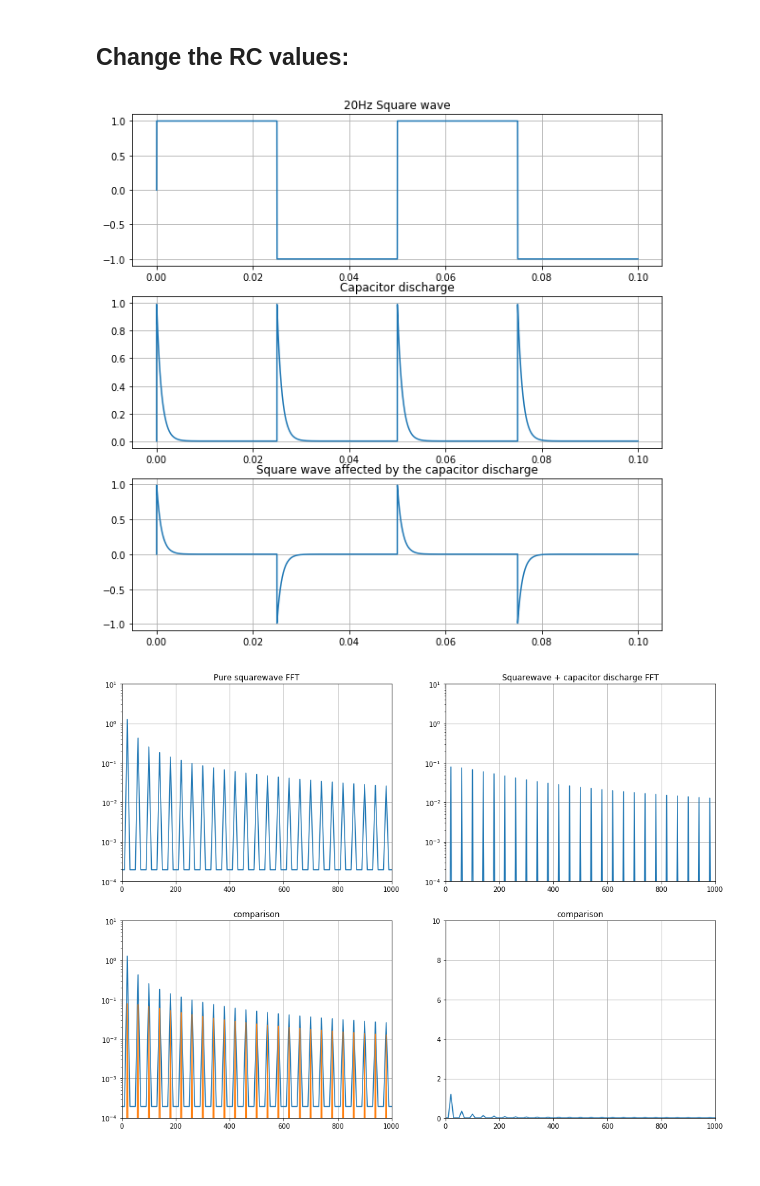
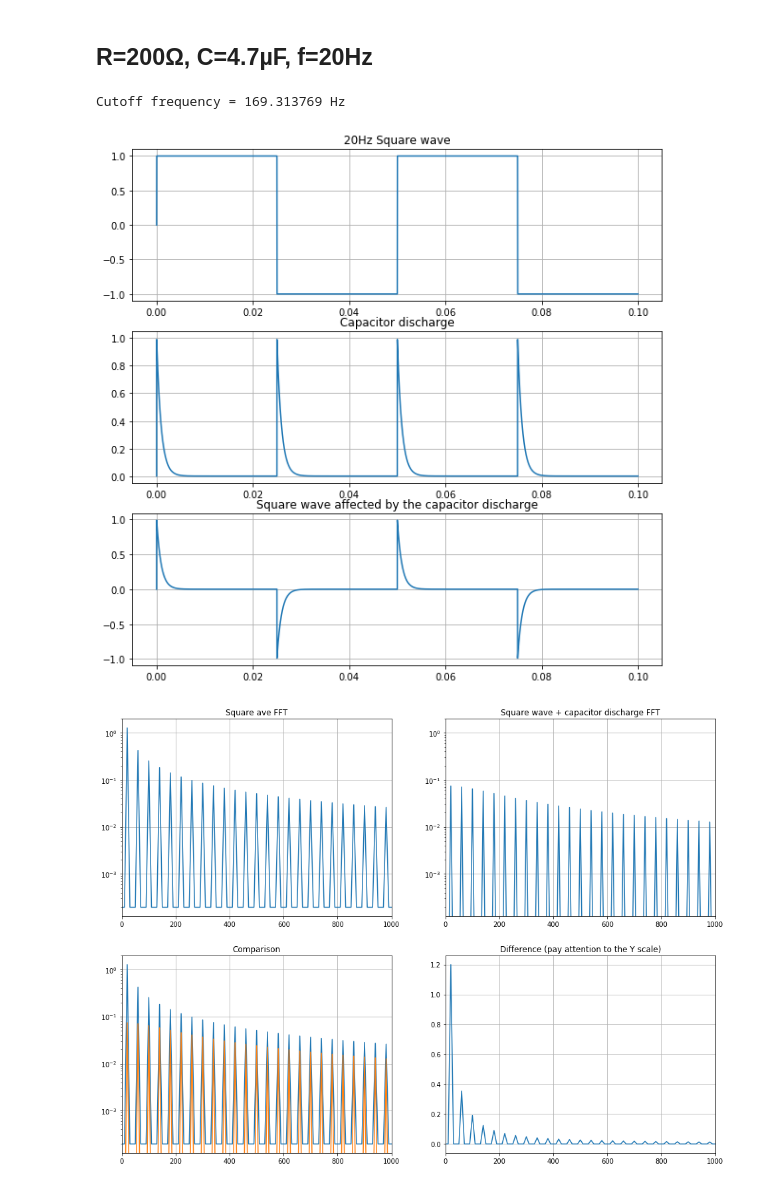
Before and after one commit to francoisgeorgy/jupyter-notebooks, a Jupyter notebook: electronics/ac-coupling/ac-coupling-fft.ipynb, the cells around one changed output. Saved outputs shown, nothing was run; the diff lists cells and outputs as text; code cells hidden in the pictures.

Commit message:
ac coupling

```diff
--- a/electronics/ac-coupling/ac-coupling-fft.ipynb
+++ b/electronics/ac-coupling/ac-coupling-fft.ipynb
@@ -64,15 +50,8 @@ plot_AC_coupling_graphs(200.0e3, 1e-6, 1, 20, 2)
 # %% [markdown]
-## Change the RC values:
+## R=200Ω, C=4.7µF, f=20Hz
 # %%
-# R = 1.0e3    # 1 kOhms
-# C = 1.0e-6   # 1 uF
-
-# # square = get_squarewave(a, f, t)
-# discharge = get_RC_discharge(R, C, t)
-
-# plot_AC_coupling_graphs(200.0e3, 1e-6, 1, 20, 2)
-
-plot_AC_coupling_graphs(1.0e3, 1e-6, 1, 20, 2)
+plot_AC_coupling_graphs(R=200.0, C=4.7e-6, a=1, f=20, periods=2)
 # %% [output]
+Cutoff frequency = 169.313769 Hz
 [figure]
-[figure, old version]
+[figure, new version]
```
Also changed, not shown: parts of 6 cells of this notebook, 2 other files.
